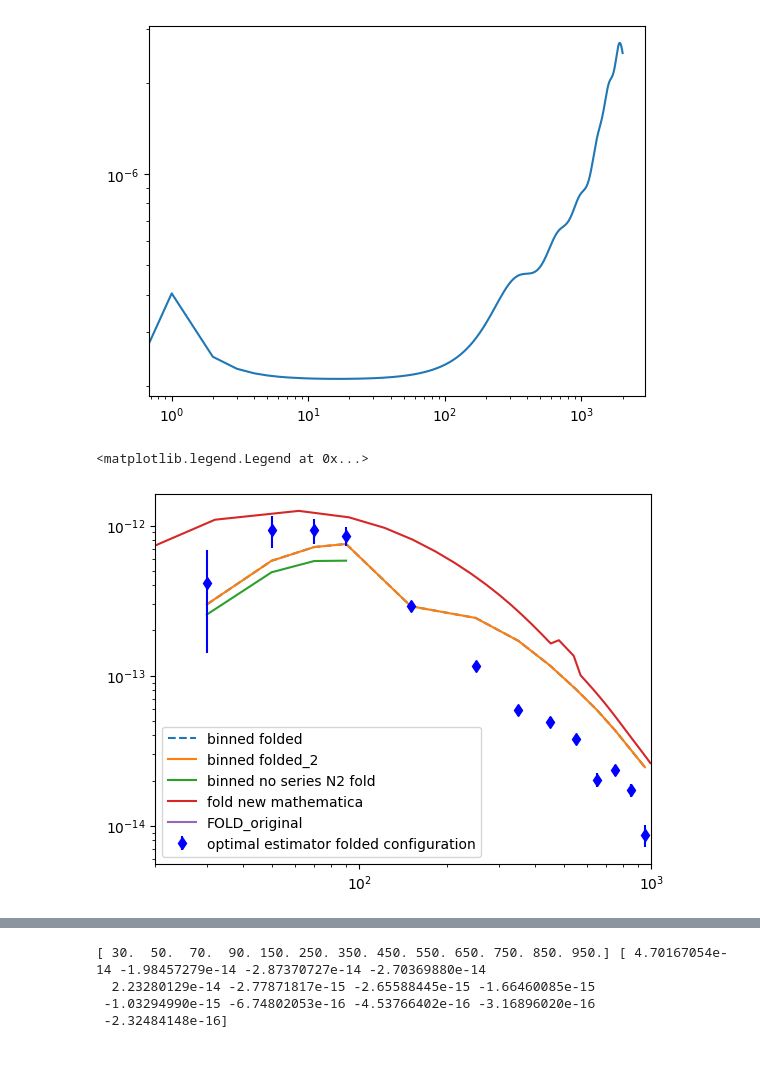
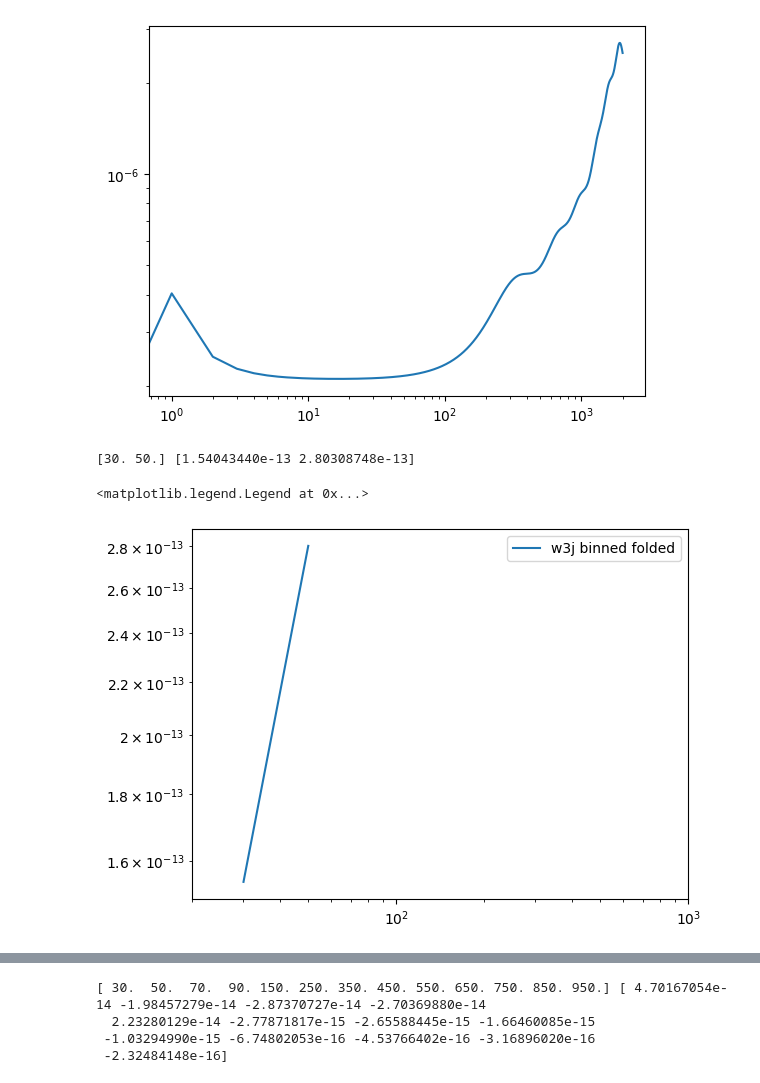
Before and after one commit to aleksandrbowkis/bispec_opt_est, a Jupyter notebook: N2_numerical/Binning_effects/Visualisation/N2_tests.ipynb, the cells around one changed output, grey strips where cells are left out. Saved outputs shown, nothing was run; the diff lists cells and outputs as text; code cells hidden in the pictures.

```diff
--- a/N2_numerical/Binning_effects/Visualisation/N2_tests.ipynb
+++ b/N2_numerical/Binning_effects/Visualisation/N2_tests.ipynb
@@ -158,36 +158,40 @@ plt.loglog(L_norm, Lfac_norm*norm_phi)
 # %%
 """ Now test folded series expansion N2 """
 
 ### Notes - shape driven almost totally by setting A1,2,3. Setting A(L/2) twice and A(L) then leaving Clphis as C(L) gives pretty much bang on. Why wouldn't the clphi"s L change though?
 ### Changing to any Clphi(L/2) makes it too large (even just one of the two)
 bin_mid_fld, binning_test_fld = np.load('/home/amb257/kappa_bispec/bispec_opt_est/N2_numerical/Binning_effects/outputs/binned_folded.npy')
 bin_mid_fld_2, binning_test_fld_2 = np.load('/home/amb257/kappa_bispec/bispec_opt_est/N2_numerical/Binning_effects/outputs/binned_folded_2.npy')
+mid_w3j, bin_fold_w3j = np.load('/home/amb257/kappa_bispec/bispec_opt_est/N2_numerical/Binning_effects/outputs/w3j_series_binned_folded_task_newfactor.npy')
+print(mid_w3j, bin_fold_w3j)
 
 L_redo, N2_redo = np.loadtxt('../../n2_bias_results.txt')
 LensingL_fold, N2_fold = np.loadtxt('../../N2_fold.txt')
 LensingL_fold, direct_fold = np.loadtxt('../../direct_fold.txt')
 L_samenorm, fold_samenorm = np.loadtxt('../../same_norm_quad_fold.txt')
 L_newmathematica, fold_N2_newmathematica = np.loadtxt('../../new_mathematica_N2_fold.txt')
 Lfac = LensingL_fold*(LensingL_fold+1)  * (LensingL_fold/2*(LensingL_fold/2+1))**2
 Lfac_mathematica = L_newmathematica*(L_newmathematica+1)  * (L_newmathematica/2*(L_newmathematica/2+1))**2
 L_noseries, N2_noseries = np.load('/home/amb257/kappa_bispec/bispec_opt_est/N2_numerical/Binning_effects/outputs/no_series_binned_folded.npy')
 
 L_As_same, fold_As_same = np.loadtxt('../../allAs_same_norm_quad_fold.txt')
 L_opt_fold, opt_est_fold, err_fold = np.loadtxt('../../folded_opt_est.txt')
-plt.loglog(bin_mid_fld, binning_test_fld, ls = '--', label = 'binned folded')
-plt.loglog(bin_mid_fld_2, binning_test_fld_2, label = 'binned folded_2')
-plt.loglog(L_noseries, N2_noseries, label = 'binned no series N2 fold')
-plt.loglog(L_newmathematica, 1/8*Lfac_mathematica * fold_N2_newmathematica, label='fold new mathematica')
-plt.errorbar(L_opt_fold, -1*opt_est_fold, yerr = err_fold, fmt='bd', label = 'optimal estimator folded configuration')
+#plt.loglog(bin_mid_fld, binning_test_fld, ls = '--', label = 'binned folded')
+plt.loglog(mid_w3j, bin_fold_w3j, label = 'w3j binned folded')
+#plt.loglog(bin_mid_fld_2, binning_test_fld_2, label = 'binned folded_2')
+#plt.loglog(L_noseries, N2_noseries, label = 'binned no series N2 fold')
+#plt.loglog(L_newmathematica, 1/8*Lfac_mathematica * fold_N2_newmathematica, label='fold new mathematica')
+#plt.errorbar(L_opt_fold, -1*opt_est_fold, yerr = err_fold, fmt='bd', label = 'optimal estimator folded configuration')
 #plt.loglog(LensingL_fold, -1/8*Lfac*N2_fold, label='FOLD_original')
-plt.loglog(LensingL_fold, -1/8*(LensingL_fold*(LensingL_fold+1))**3*direct_fold, label='FOLD_original')
+#plt.loglog(LensingL_fold, -1/8*(LensingL_fold*(LensingL_fold+1))**3*direct_fold, label='FOLD_original')
 
 plt.xlim(20,1000)
 #plt.ylim(1e-13, 1e-12)
 plt.legend()
 # %% [output]
-<matplotlib.legend.Legend at 0x...>
+[30. 50.] [1.54043440e-13 2.80308748e-13]
+<matplotlib.legend.Legend at 0x...>
-[figure, old version]
+[figure, new version]
 # %%
 # test full expression for folded configuration note the full_N2_series_integral.py script computes this for KAPPA
 L_newmath_full, N2_fold_newmath_full = np.loadtxt('/home/amb257/kappa_bispec/bispec_opt_est/N2_numerical/Binning_effects/outputs/foldN2_from_full_int.txt')
```
Also changed, not shown: parts of 1 cell of this notebook, 4 other files.
